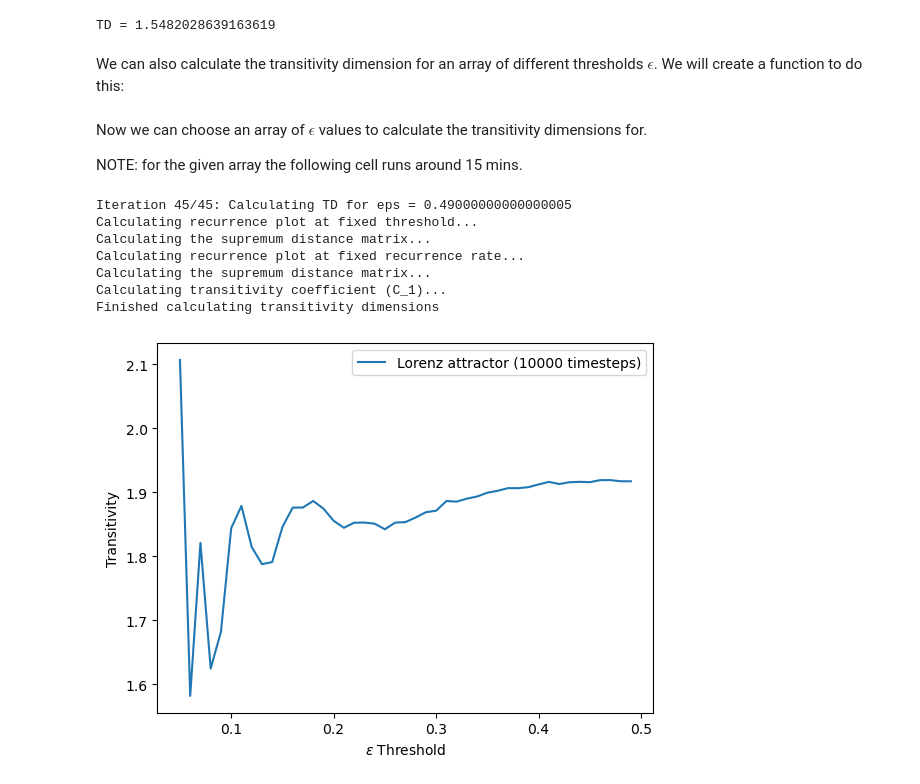
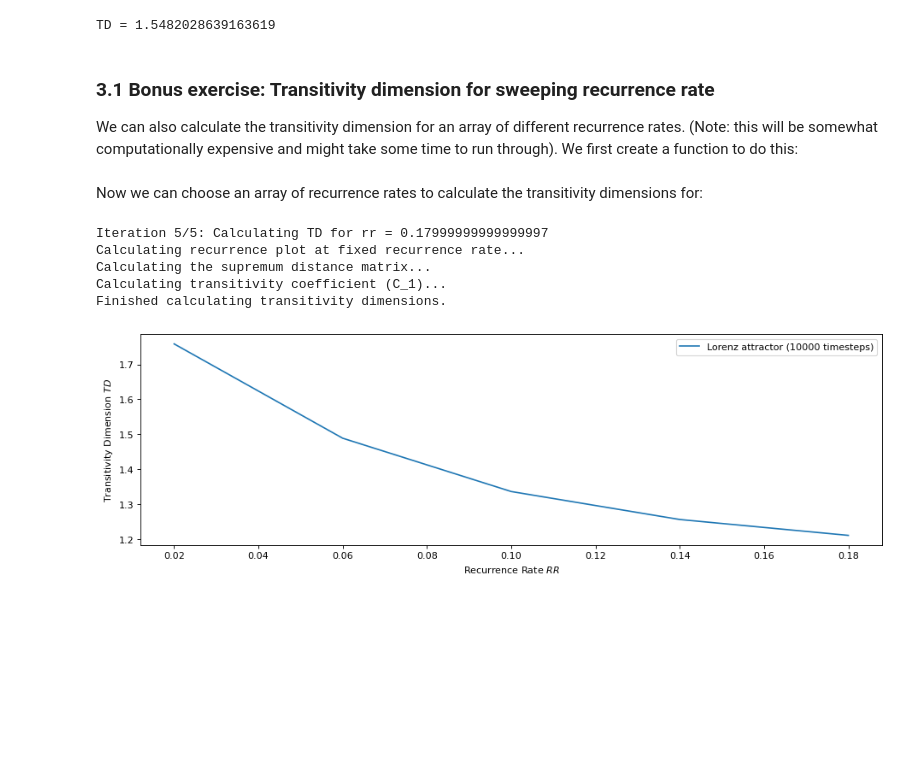
Before and after one commit to pik-copan/pyunicorn, a Jupyter notebook: notebooks/tutorial_recurrenceNetwork.ipynb, the cells around one changed output. Saved outputs shown, nothing was run; the diff lists cells and outputs as text; code cells hidden in the pictures; blank space fills up the shorter version.

```diff
--- a/notebooks/tutorial_recurrenceNetwork.ipynb
+++ b/notebooks/tutorial_recurrenceNetwork.ipynb
@@ -100,16 +112,12 @@ Then we create the recurrence plot from the created time series with the Recurre
 # %%
-#  Settings for the embedding: no embedding for one-dimensional map
-DIM = 1  # Embedding dimension
-TAU = 0  # Embedding delay
+EPS_std = 0.05  # Fixed recurrence threshold in units of the time series' standard deviation
 
-# Distance metric in phase space ->
-# Possible choices ("manhattan","euclidean","supremum")
+# Default distance metric in phase space: "supremum"
+# Can also be set to "euclidean" or "manhattan".
 METRIC = "supremum"
 
-EPS = 0.05  # Fixed recurrence threshold
-
-rp = RecurrencePlot(time_series, dim=DIM, tau=TAU, metric=METRIC,
-                    normalize=False, threshold=EPS)
+rp = RecurrencePlot(time_series, metric=METRIC,
+                    normalize=False, threshold_std=EPS_std)
 
 plt.matshow(rp.recurrence_matrix())
 plt.xlabel("$n$")
@@ -373,11 +425,13 @@ print(f"TD = {TD}")
 # %% [output]
 TD = 1.5482028639163619
 # %% [markdown]
-We can also calculate the transitivity dimension for an array of different thresholds $\epsilon$. We will create a function to do this:
+### 3.1 Bonus exercise: Transitivity dimension for sweeping recurrence rate
+
+We can also calculate the transitivity dimension for an array of different recurrence rates. (Note: this will be somewhat computationally expensive and might take some time to run through). We first create a function to do this:
 # %%
 from IPython.display import clear_output
 
-def trans_dim_EPS(timeseries, eps):
+def trans_dim_RR(timeseries, rr):
     """
     given:
         timeseries: timeseries to calculate transitivity for, given different values of epsilon
@@ -388,20 +442,18 @@ def trans_dim_EPS(timeseries, eps):
 
     trans_dim = []
     it = 0
-    its = len(eps)
-    for e in eps:
+    its = len(rr)
+    for r in rr:
         ## display progress
         # clear previous output
         clear_output(wait=True)
         # print iteration
         it += 1
-        print(f"Iteration {it}/{its}: Calculating TD for eps = {e}")
+        print(f"Iteration {it}/{its}: Calculating TD for rr = {r}")
 
         ## do calculations
-        # calculate transitivity
-        RP = RecurrencePlot(timeseries, threshold=e) #runs ~ 20s
-        RR = RP.recurrence_rate()
-        RN = RecurrenceNetwork(timeseries, recurrence_rate=RR) # runs ~30s
+        # calculate transitivity from RecurrenceNetwork
+        RN = RecurrenceNetwork(timeseries, recurrence_rate=r) # ~30s runtime
         trans_e = RN.transitivity()
         # calculate transitivity dimension
         trans_dim_e = (np.log10(trans_e))/np.log10(3/4)
@@ -411,34 +463,27 @@ def trans_dim_EPS(timeseries, eps):
     print("Finished calculating transitivity dimensions.")
     return np.array(trans_dim)
 # %% [markdown]
-Now we can choose an array of $\epsilon$ values to calculate the transitivity dimensions for.
-
-NOTE: for the given array the following cell runs around 15 mins.
+Now we can choose an array of recurrence rates to calculate the transitivity dimensions for:
 # %%
 # define array of epsilon to calculate transitivity dimensions for
-EPS = np.arange(0.05, .5, 0.01)
+#RR = np.arange(0.05, 1.05, 0.05) # for full plot (~ 20 min)
+RR = np.arange(0.02, .22, 0.04) # for quick test (~5 min)
 
 # calculate transitivity for different values of epsilon using above function
-# CAUTION: runs around 6 mins
-transitivity = trans_dim_EPS(timeseries=Lorenz, eps=EPS)
+transitivity_dimension = trans_dim_RR(timeseries=Lorenz, rr=RR)
 # %% [output]
-Iteration 45/45: Calculating TD for eps = 0.49000000000000005
-Calculating recurrence plot at fixed threshold...
-Calculating the supremum distance matrix...
+Iteration 5/5: Calculating TD for rr = 0.17999999999999997
 Calculating recurrence plot at fixed recurrence rate...
 Calculating the supremum distance matrix...
 Calculating transitivity coefficient (C_1)...
-Finished calculating transitivity dimensions
+Finished calculating transitivity dimensions.
 # %%
-# Print resulting values
-#print("Calculated Transitivity:")
-#print(transitivity)
-
 # Plot series
-plt.plot(EPS, transitivity, label= "Lorenz attractor (10000 timesteps)")
-plt.xlabel('$\epsilon$ Threshold')
-plt.ylabel('Transitivity')
+plt.figure(figsize=(14, 4), dpi=80)
+plt.plot(RR, transitivity_dimension, label= "Lorenz attractor (10000 timesteps)")
+plt.xlabel('Recurrence Rate $RR$')
+plt.ylabel('Transitivity Dimension $TD$')
 plt.legend(loc = "upper right")
 plt.show()
 # %% [output]
-[figure, old version]
+[figure, new version]
```
Also changed, not shown: parts of 47 cells of this notebook.
